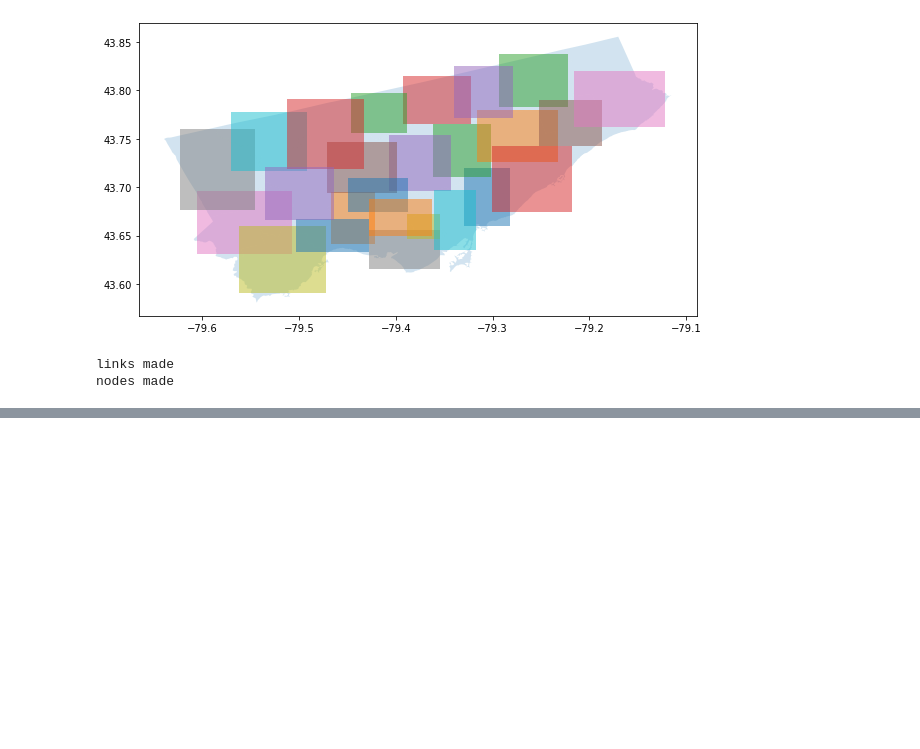
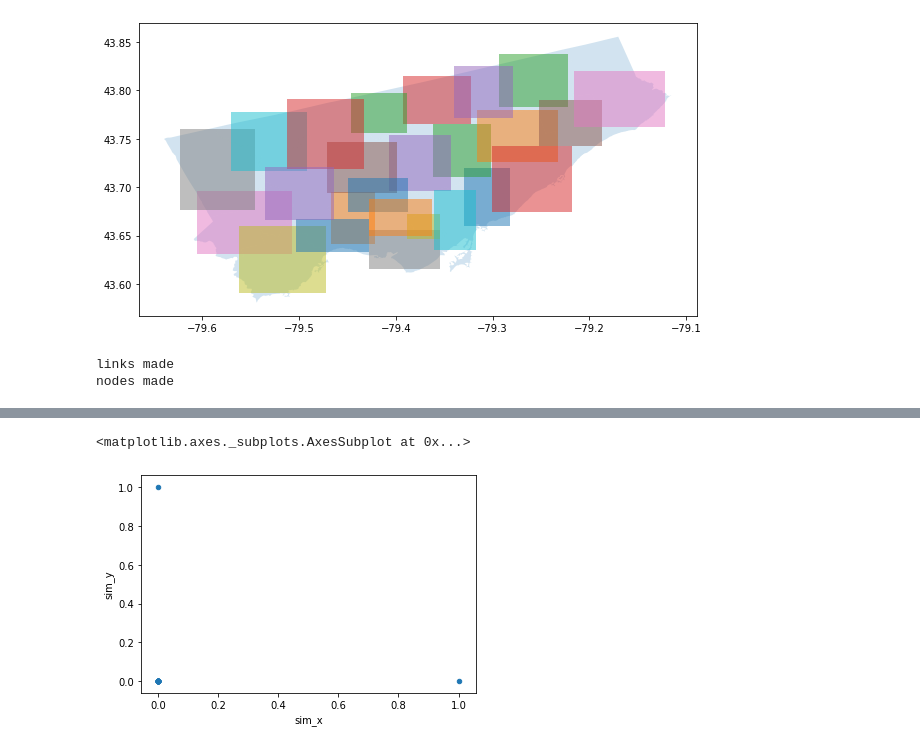
Before and after one commit to lots-of-things/city2city, a Jupyter notebook: dataprep.ipynb, the cells around one changed output, grey strips where cells are left out. Cells and saved outputs as stored; diff of their text form; code cells hidden in the pictures; blank space fills up the shorter version.

```diff
--- a/dataprep.ipynb
+++ b/dataprep.ipynb
@@ -341,0 +354,7 @@ nodes made
+# %%
+a = df_cl.loc[df_cl['source']=='Ahwatukee Foothills',['target','sim']].sort_values('sim')
+b = df_cl.loc[df_cl['source']=='Alhambra',['target','sim']].sort_values('sim')
+a.merge(b,on='target').plot.scatter('sim_x','sim_y')
+# %% [output]
+<matplotlib.axes._subplots.AxesSubplot at 0x...>
+[figure, added]
```
Also changed, not shown: parts of 12 cells of this notebook, 3 other files.
